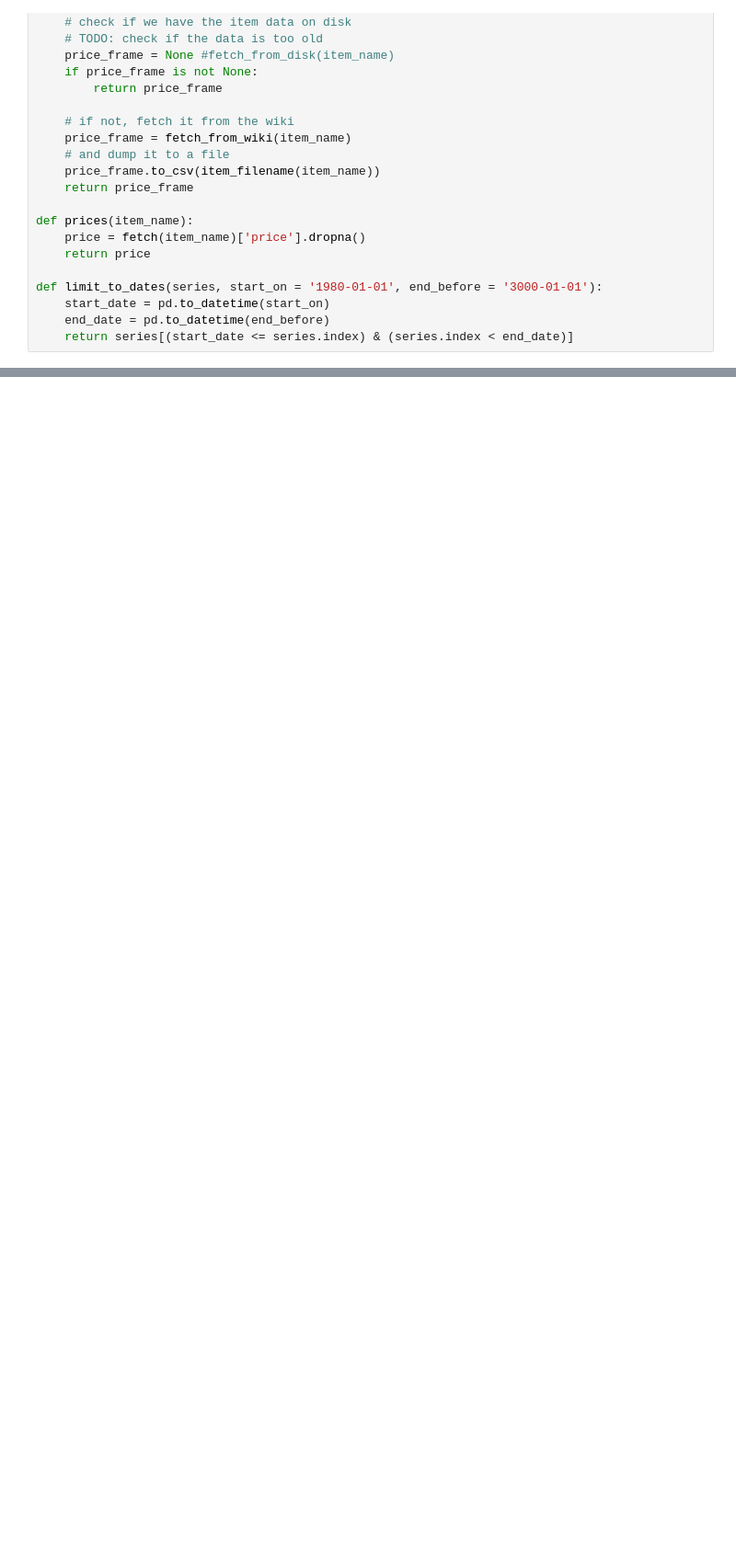
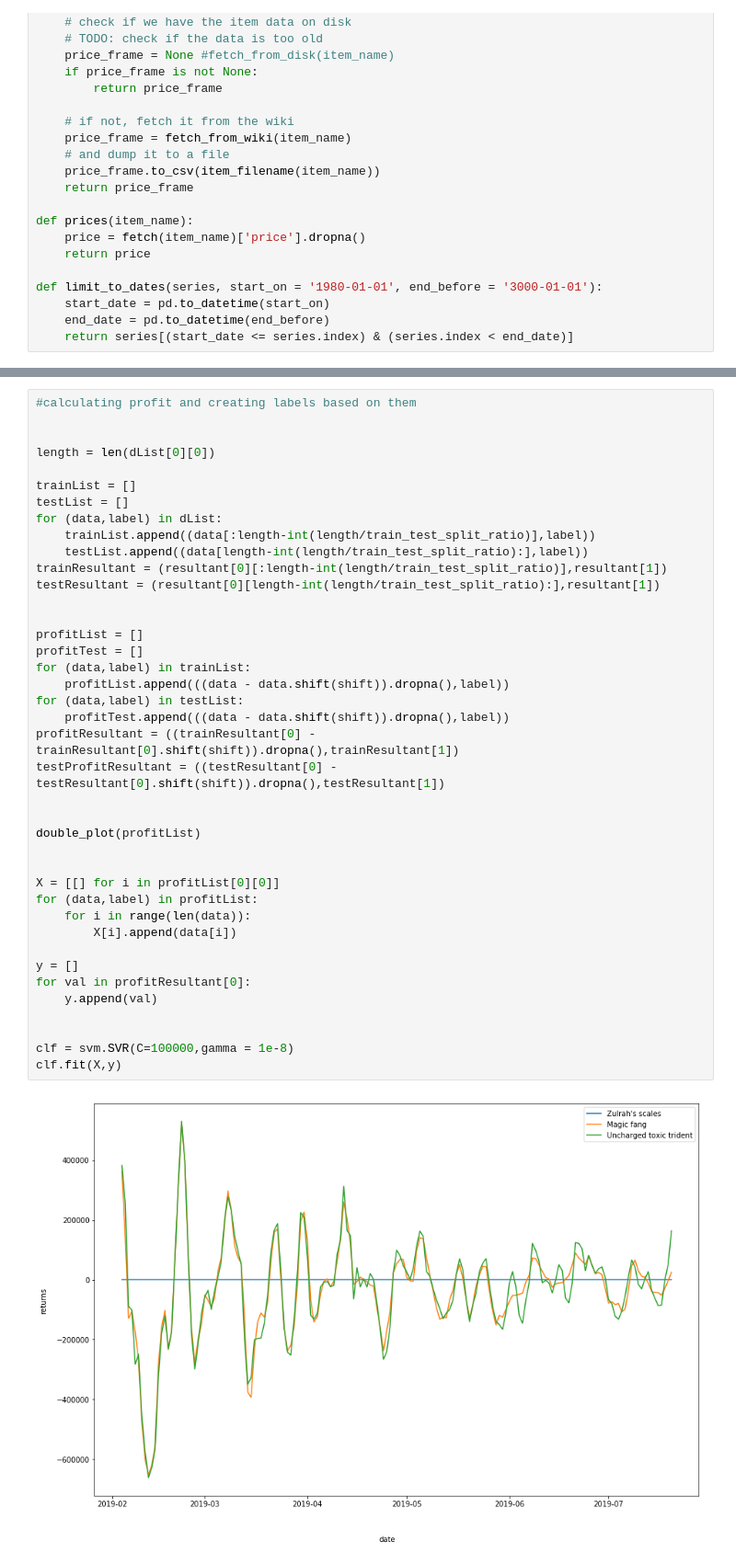
Before and after one commit to durumu/osrs-prediction, a Jupyter notebook: osrs_svm.ipynb, the cells around one changed output, grey strips where cells are left out. Shown at 92% size. Cells and saved outputs as stored; diff of their text form; blank space fills up the shorter version.

```diff
--- a/osrs_svm.ipynb
+++ b/osrs_svm.ipynb
@@ -186,0 +162,42 @@ plt.show()
+# %%
+#calculating profit and creating labels based on them
+
+
+length = len(dList[0][0])
+
+trainList = []
+testList = []
+for (data,label) in dList:
+    trainList.append((data[:length-int(length/train_test_split_ratio)],label))
+    testList.append((data[length-int(length/train_test_split_ratio):],label))
+trainResultant = (resultant[0][:length-int(length/train_test_split_ratio)],resultant[1])
+testResultant = (resultant[0][length-int(length/train_test_split_ratio):],resultant[1])
+
+
+profitList = []
+profitTest = []
+for (data,label) in trainList:
+    profitList.append(((data - data.shift(shift)).dropna(),label))
+for (data,label) in testList:
+    profitTest.append(((data - data.shift(shift)).dropna(),label))
+profitResultant = ((trainResultant[0] - trainResultant[0].shift(shift)).dropna(),trainResultant[1])
+testProfitResultant = ((testResultant[0] - testResultant[0].shift(shift)).dropna(),testResultant[1])
+
+
+double_plot(profitList)
+
+
+X = [[] for i in profitList[0][0]]
+for (data,label) in profitList:
+    for i in range(len(data)):
+        X[i].append(data[i])
+
+y = []
+for val in profitResultant[0]:
+    y.append(val)
+
+
+clf = svm.SVR(C=100000,gamma = 1e-8)
+clf.fit(X,y)
+# %% [output]
+[figure, added]
```
Also changed, not shown: parts of 10 cells of this notebook.
